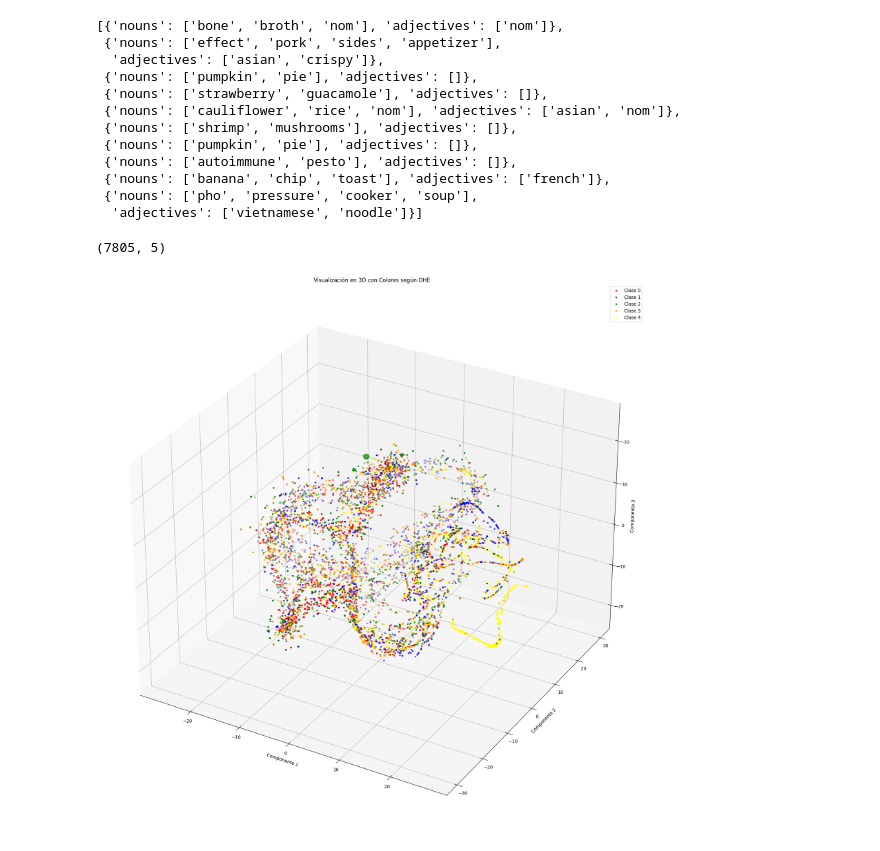
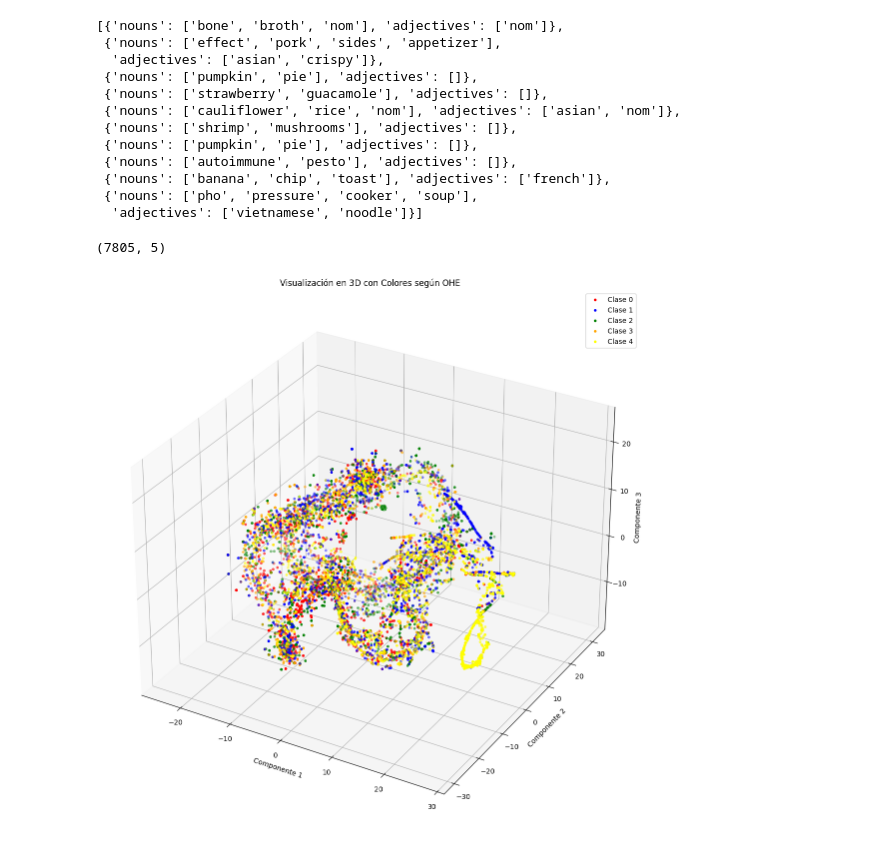
Before and after one commit to uumaaa/DietRecomendation, a Jupyter notebook: feature_extraction.ipynb, the cells around one changed output. Drawn from its saved outputs; the diff is of its cells as text; code cells hidden in the pictures.

```diff
--- a/feature_extraction.ipynb
+++ b/feature_extraction.ipynb
@@ -31,7 +31,7 @@ recipes[597]
 'crumble'
 # %%
 tokenized_recipes = [word_tokenize(sentence) for sentence in recipes]
-model = Word2Vec(sentences=tokenized_recipes, vector_size=75, window=5, min_count=1, workers=4)
+model = Word2Vec(sentences=tokenized_recipes, vector_size=50, window=5, min_count=1, workers=4)
 # %%
 with open("tagged_diets.json","r") as file:
     tags_dictionary = json.load(file)
@@ -58,11 +58,11 @@ for index,tags in enumerate(tags_dictionary):
     nouns = tags["nouns"]
     adjectives = tags["adjectives"]
     if adjectives == []:
-        adjectives_features = [0 for _ in range(75)]
+        adjectives_features = [0 for _ in range(50)]
     else:
         allowed_adjectives = [adjective for adjective in adjectives if adjective in model_vocab]
         if allowed_adjectives == []:
-            adjectives_features = [0 for _ in range(75)]
+            adjectives_features = [0 for _ in range(50)]
         else:
             adjectives_features = np.average([model.wv[adj] for adj in allowed_adjectives],axis=0)
     if nouns == []:
@@ -89,28 +89,28 @@ X_embedded = tsne.fit_transform(embeddings_features)
 # %%
 types = df.iloc[:,6:11]
 types.to_numpy(dtype=int)
 print(types.shape)
 colors = ['red', 'blue', 'green', 'orange','yellow']
 
 color_indices = np.argmax(types, axis=1)
 
 point_colors = [colors[idx] for idx in color_indices]
 
-fig = plt.figure(figsize=(22,22))
+fig = plt.figure(figsize=(14,14))
 ax = fig.add_subplot(111, projection='3d')
 
 # Iterar sobre cada clase y graficar puntos con su color correspondiente
 for i in range(len(colors)):
     ax.scatter(X_embedded[color_indices == i, 0], X_embedded[color_indices == i, 1], X_embedded[color_indices == i, 2],
                c=colors[i], label=f'Clase {i}', marker='o', edgecolor='none', s=15)
 
 ax.set_title('Visualización en 3D con Colores según OHE')
 ax.set_xlabel('Componente 1')
 ax.set_ylabel('Componente 2')
 ax.set_zlabel('Componente 3')
 ax.legend()
 
 plt.show()
 # %% [output]
 (7805, 5)
-[figure, old version]
+[figure, new version]
```
